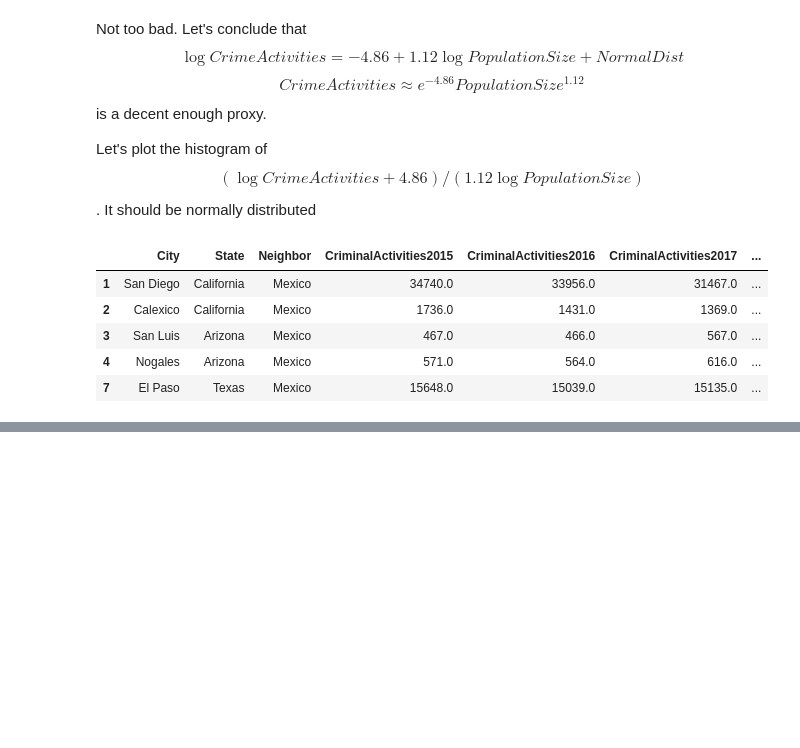
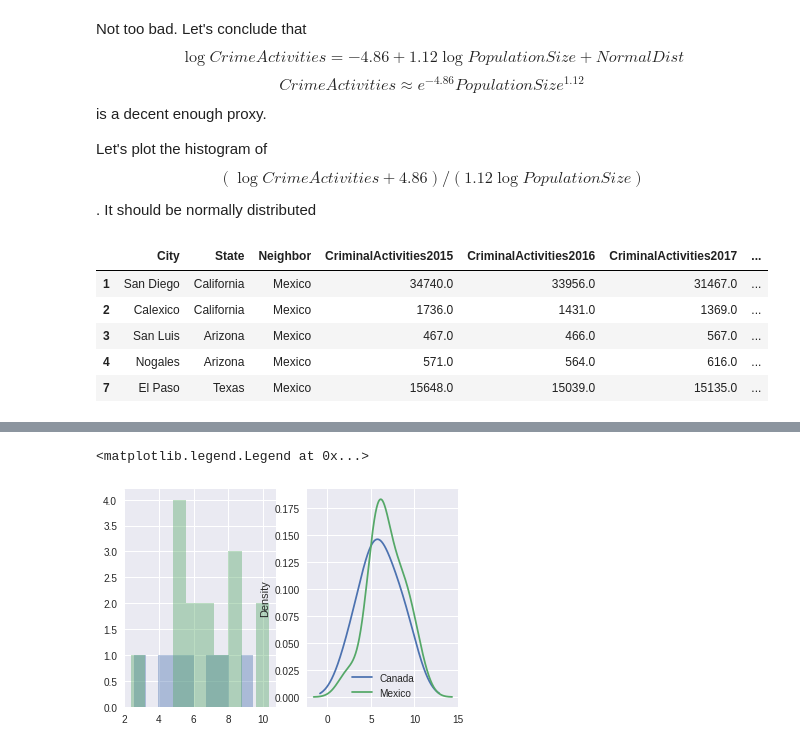
Before and after one commit to Drakensberge/crime_rates_data_commons, a Jupyter notebook: CrimeRates.ipynb, the cells around one changed output, grey strips where cells are left out. Cells and saved outputs as stored; diff of their text form; code cells hidden in the pictures; blank space fills up the shorter version.

```diff
--- a/CrimeRates.ipynb
+++ b/CrimeRates.ipynb
@@ -703,0 +771,9 @@ just do Mann-Whitney
+# %%
+fig, axs = plt.subplots(ncols=2)
+
+cleaned.groupby("Neighbor").LogCriminalActivities2017.plot(kind='kde', ax=axs[1])
+cleaned.groupby("Neighbor").LogCriminalActivities2017.hist(alpha=0.4, ax=axs[0])
+axs[1].legend()
+# %% [output]
+<matplotlib.legend.Legend at 0x...>
+[figure, added]
```
Also changed, not shown: parts of 12 cells of this notebook.
